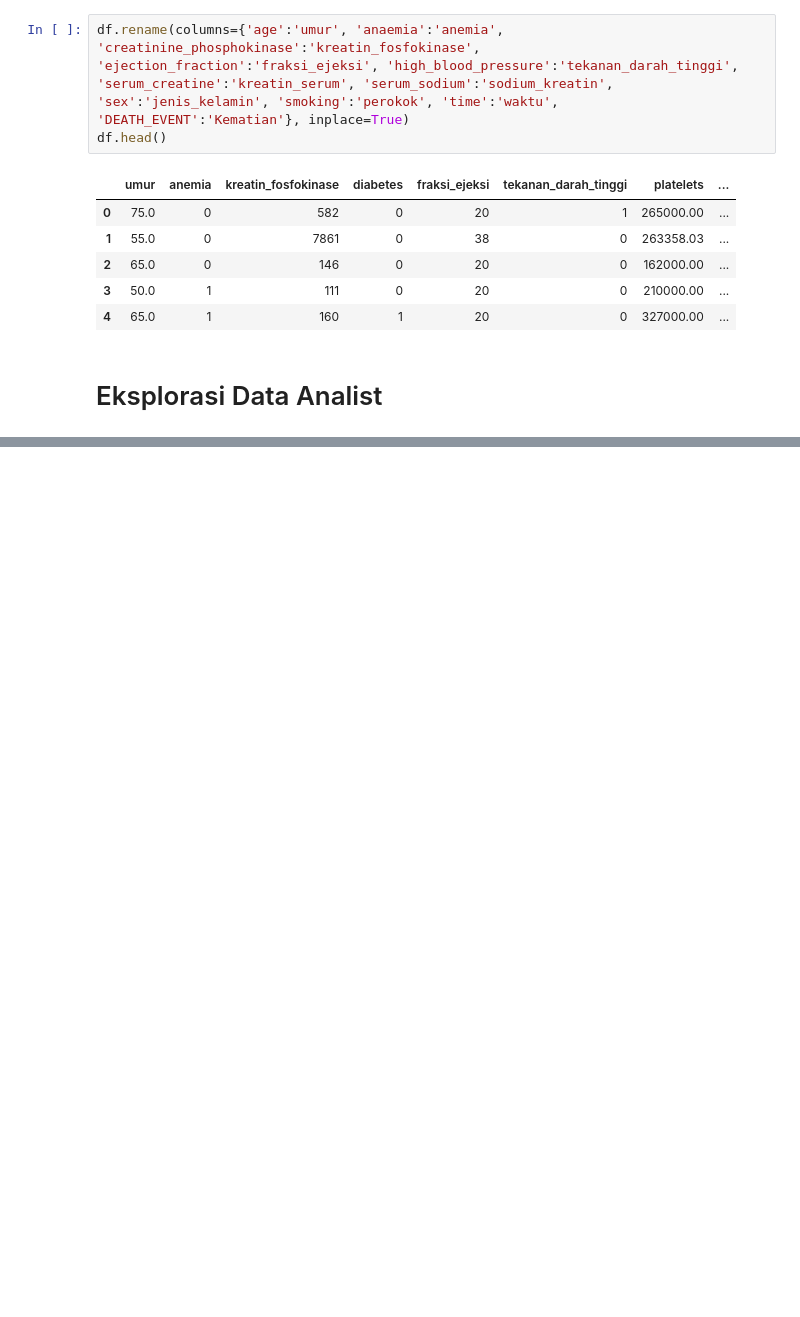
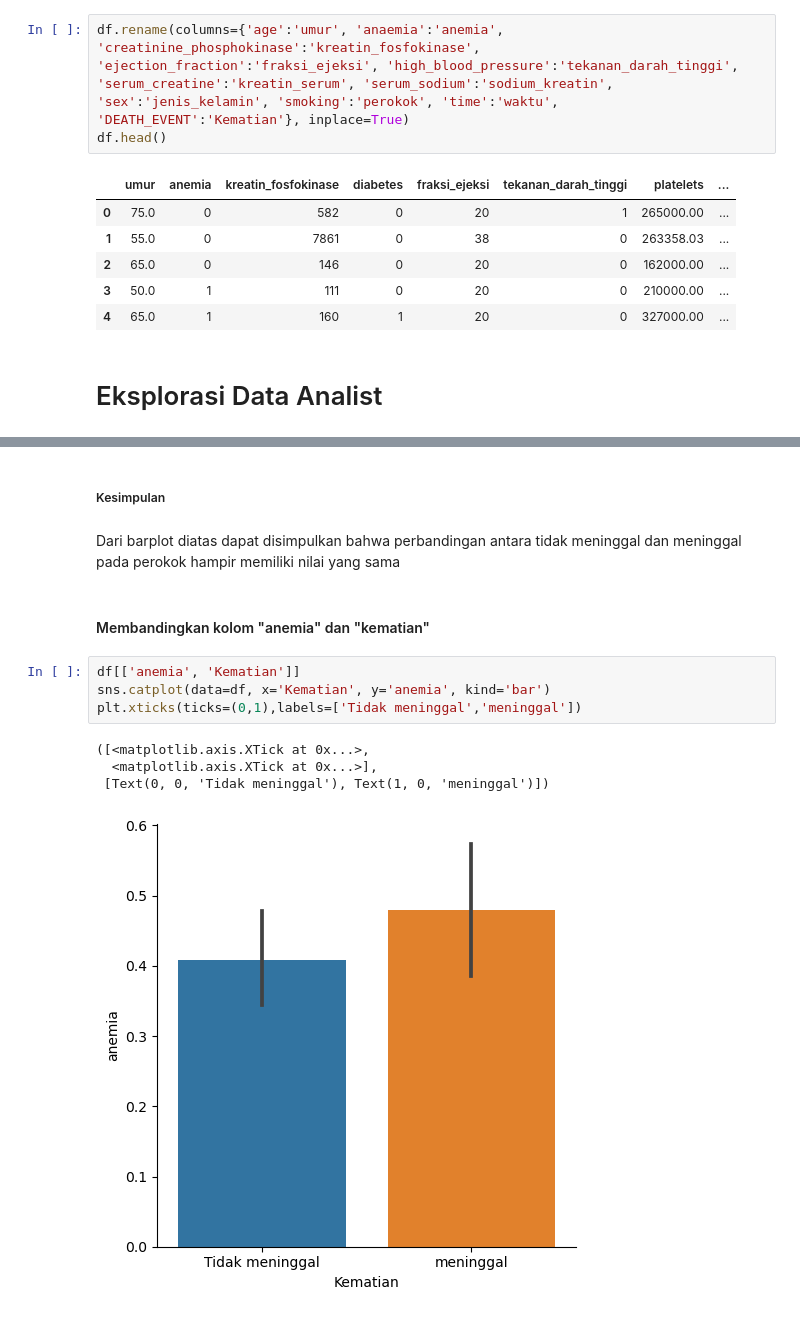
Before and after one commit to tassyirifiyya/ProjectHacktiv8-Kelp1, a Jupyter notebook: PYTN_KampusMerdeka_FP3_Hacktiv8.ipynb, the cells around one changed output, grey strips where cells are left out. Drawn from its saved outputs; the diff is of its cells as text; blank space fills up the shorter version.

```diff
--- a/PYTN_KampusMerdeka_FP3_Hacktiv8.ipynb
+++ b/PYTN_KampusMerdeka_FP3_Hacktiv8.ipynb
@@ -247,0 +276,15 @@ df.head()
+# %% [markdown]
+##### Kesimpulan
+# %% [markdown]
+Dari barplot diatas dapat disimpulkan bahwa perbandingan antara tidak meninggal dan meninggal pada perokok hampir memiliki nilai yang sama
+# %% [markdown]
+#### Membandingkan kolom "anemia" dan "kematian"
+# %%
+df[['anemia', 'Kematian']]
+sns.catplot(data=df, x='Kematian', y='anemia', kind='bar')
+plt.xticks(ticks=(0,1),labels=['Tidak meninggal','meninggal'])
+# %% [output]
+([<matplotlib.axis.XTick at 0x...>,
+  <matplotlib.axis.XTick at 0x...>],
+ [Text(0, 0, 'Tidak meninggal'), Text(1, 0, 'meninggal')])
+[figure, added]
```
Also changed, not shown: parts of 31 cells of this notebook.
